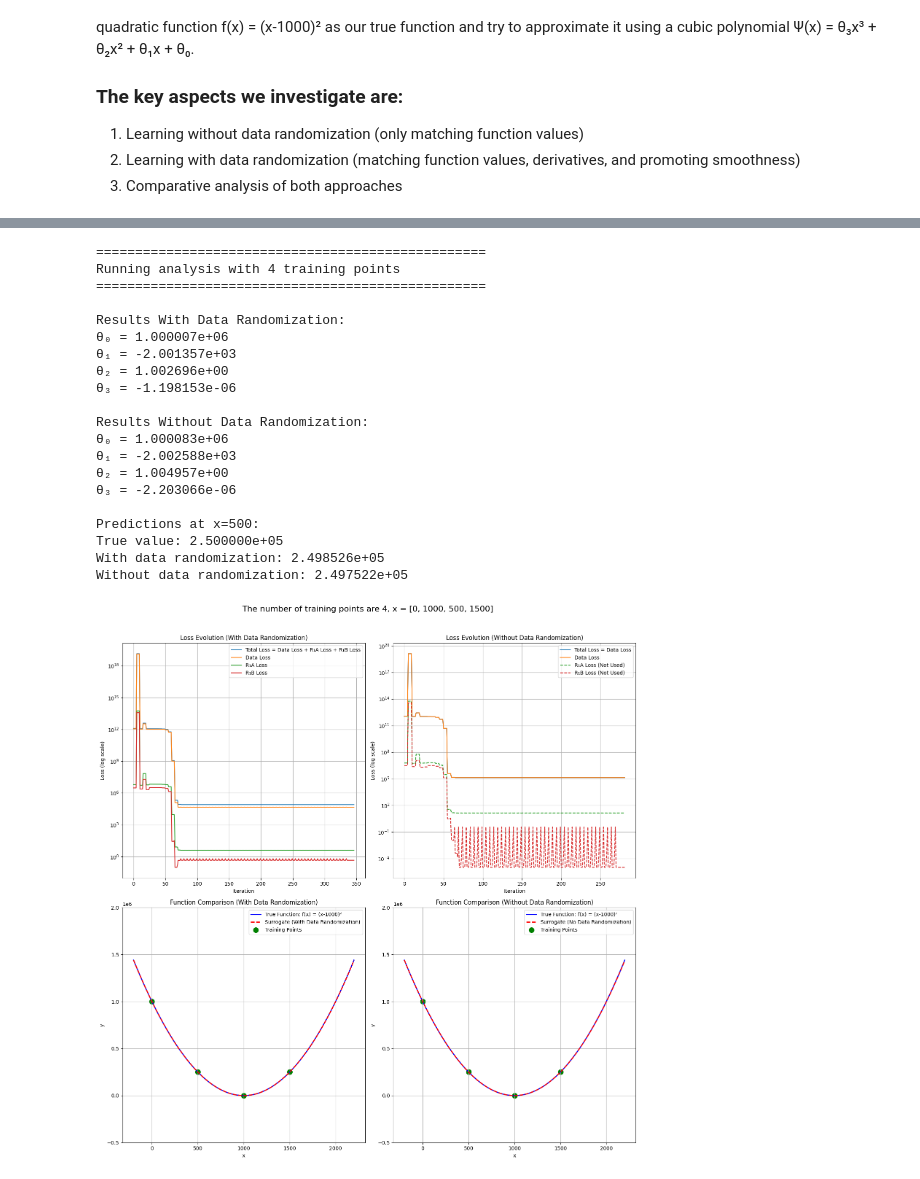
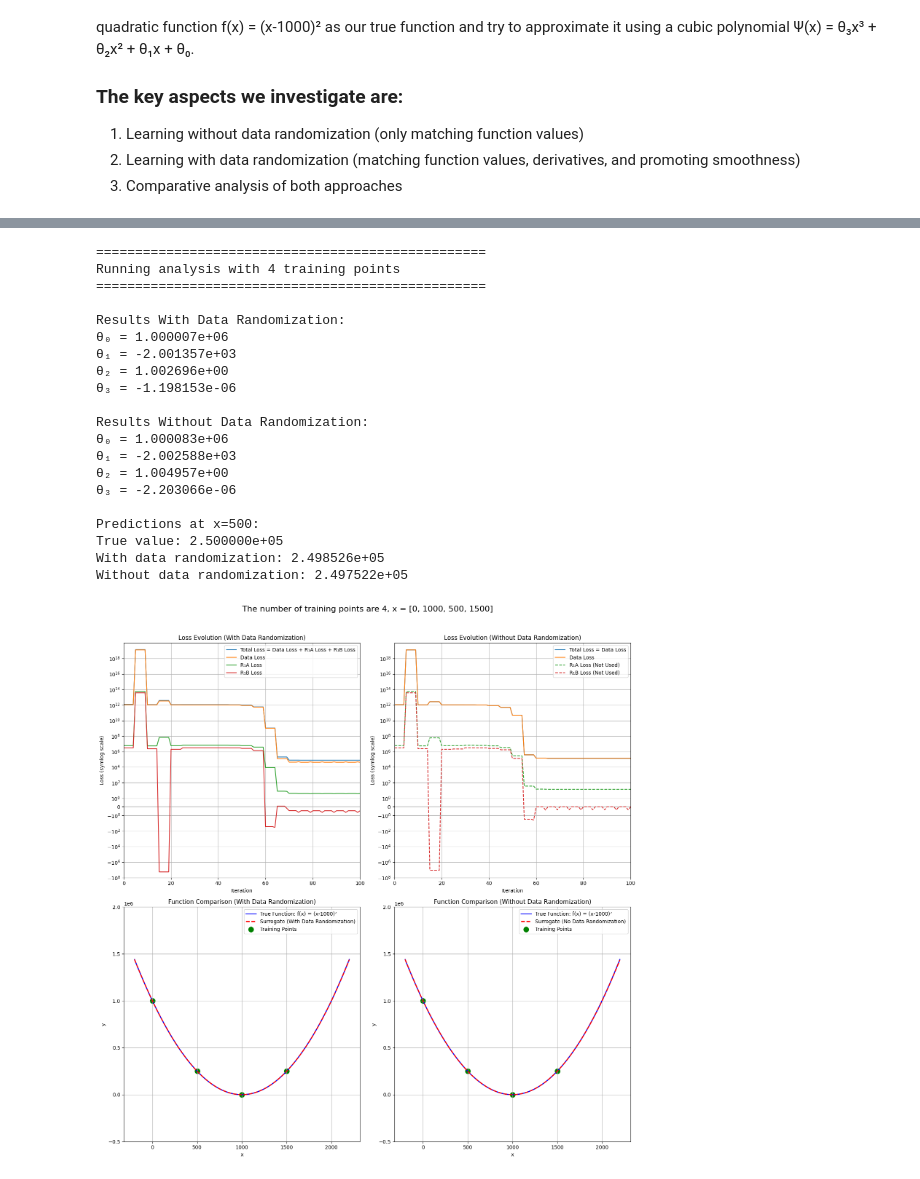
Before and after one commit to nguyenvanhaibk92/nguyenvanhaibk92.github.io, a Jupyter notebook: _posts/DGNet_Reviewer_notebook.ipynb, the cells around one changed output, grey strips where cells are left out. Saved outputs shown, nothing was run; the diff lists cells and outputs as text; code cells hidden in the pictures.

```diff
--- a/_posts/DGNet_Reviewer_notebook.ipynb
+++ b/_posts/DGNet_Reviewer_notebook.ipynb
@@ -119,27 +121,41 @@ class ComparativeOptimization:
 
         # Plot 1: Loss History with Randomization
         iterations = range(len(self.random_loss_history['total_loss']))
-        self.ax1.semilogy(iterations, self.random_loss_history['total_loss'], label='Total Loss = Data Loss + R₁A Loss + R₁B Loss')
-        self.ax1.semilogy(iterations, self.random_loss_history['original_loss'], label='Data Loss')
-        self.ax1.semilogy(iterations, np.abs(self.random_loss_history['R1A_loss']), label='R₁A Loss')
-        self.ax1.semilogy(iterations, np.abs(self.random_loss_history['R1B_loss']), label='R₁B Loss')
+        self.ax1.set_yscale('symlog', linthresh=1)
+        self.ax1.plot(iterations, self.random_loss_history['total_loss'],
+                label='Total Loss = Data Loss + R₁A Loss + R₁B Loss')
+        self.ax1.plot(iterations, self.random_loss_history['original_loss'],
+                label='Data Loss')
+        self.ax1.plot(iterations, self.random_loss_history['R1A_loss'],
+                label='R₁A Loss')
+        self.ax1.plot(iterations, self.random_loss_history['R1B_loss'],
+                label='R₁B Loss')
         self.ax1.set_title('Loss Evolution (With Data Randomization)')
         self.ax1.set_xlabel('Iteration')
-        self.ax1.set_ylabel('Loss (log scale)')
+        self.ax1.set_ylabel('Loss (symlog scale)')
         self.ax1.legend()
         self.ax1.grid(True)
+        self.ax1.set_ylim(-1e8, 1e20)
+        self.ax1.set_xlim(0, 100)
 
         # Plot 2: Loss History without Randomization
         iterations = range(len(self.no_random_loss_history['total_loss']))
-        self.ax2.semilogy(iterations, self.no_random_loss_history['total_loss'], label='Total Loss = Data Loss')
-        self.ax2.semilogy(iterations, self.no_random_loss_history['original_loss'], label='Data Loss')
-        self.ax2.semilogy(iterations, np.abs(self.no_random_loss_history['R1A_loss']), '--', label='R₁A Loss (Not Used)')
-        self.ax2.semilogy(iterations, np.abs(self.no_random_loss_history['R1B_loss']), '--', label='R₁B Loss (Not Used)')
+        self.ax2.set_yscale('symlog', linthresh=1)
+        self.ax2.plot(iterations, self.no_random_loss_history['total_loss'],
+                label='Total Loss = Data Loss')
+        self.ax2.plot(iterations, self.no_random_loss_history['original_loss'],
+                label='Data Loss')
+        self.ax2.plot(iterations, self.no_random_loss_history['R1A_loss'], '--',
+                label='R₁A Loss (Not Used)')
+        self.ax2.plot(iterations, self.no_random_loss_history['R1B_loss'], '--',
+                label='R₁B Loss (Not Used)')
         self.ax2.set_title('Loss Evolution (Without Data Randomization)')
         self.ax2.set_xlabel('Iteration')
-        self.ax2.set_ylabel('Loss (log scale)')
+        self.ax2.set_ylabel('Loss (symlog scale)')
         self.ax2.legend()
         self.ax2.grid(True)
+        self.ax2.set_ylim(-1e8, 1e20)
+        self.ax2.set_xlim(0, 100)
 
         # Plot 3 & 4: Function Comparisons
         x_range = np.linspace(-200, 2200, 500)  # Adjusted range for x=1000
@@ -300,21 +316,21 @@ Without data randomization: 2.520645e+05
 ==================================================
 Running analysis with 4 training points
 ==================================================
 
 Results With Data Randomization:
 θ₀ = 1.000007e+06
 θ₁ = -2.001357e+03
 θ₂ = 1.002696e+00
 θ₃ = -1.198153e-06
 
 Results Without Data Randomization:
 θ₀ = 1.000083e+06
 θ₁ = -2.002588e+03
 θ₂ = 1.004957e+00
 θ₃ = -2.203066e-06
 
 Predictions at x=500:
 True value: 2.500000e+05
 With data randomization: 2.498526e+05
 Without data randomization: 2.497522e+05
-[figure, old version]
+[figure, new version]
```
Also changed, not shown: parts of 3 cells of this notebook.
